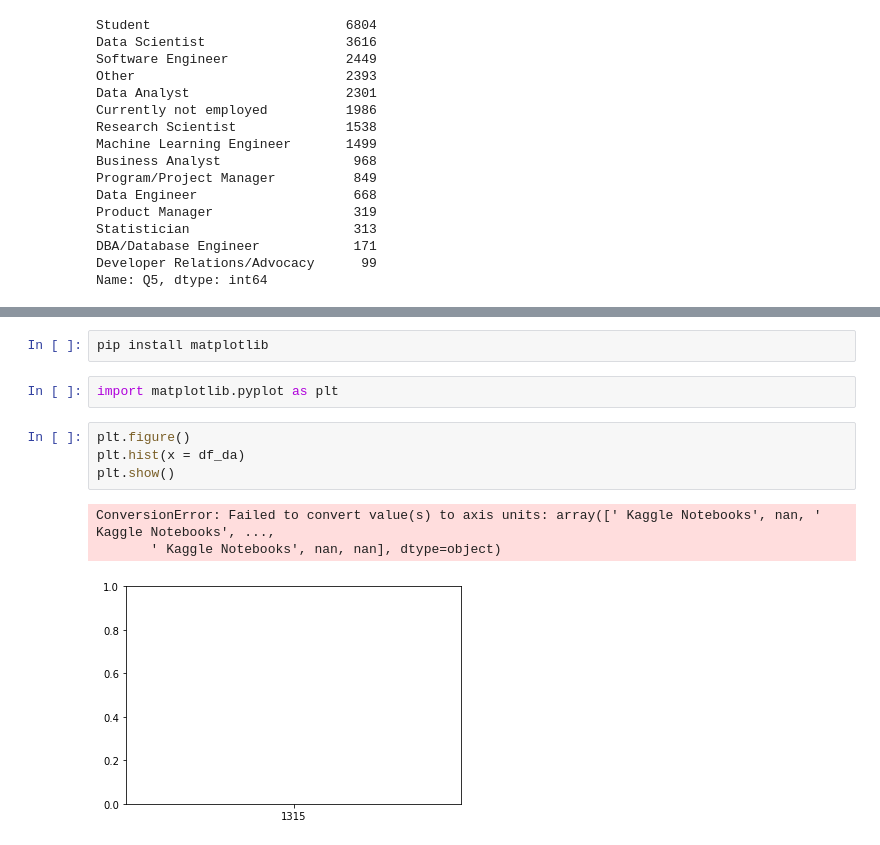
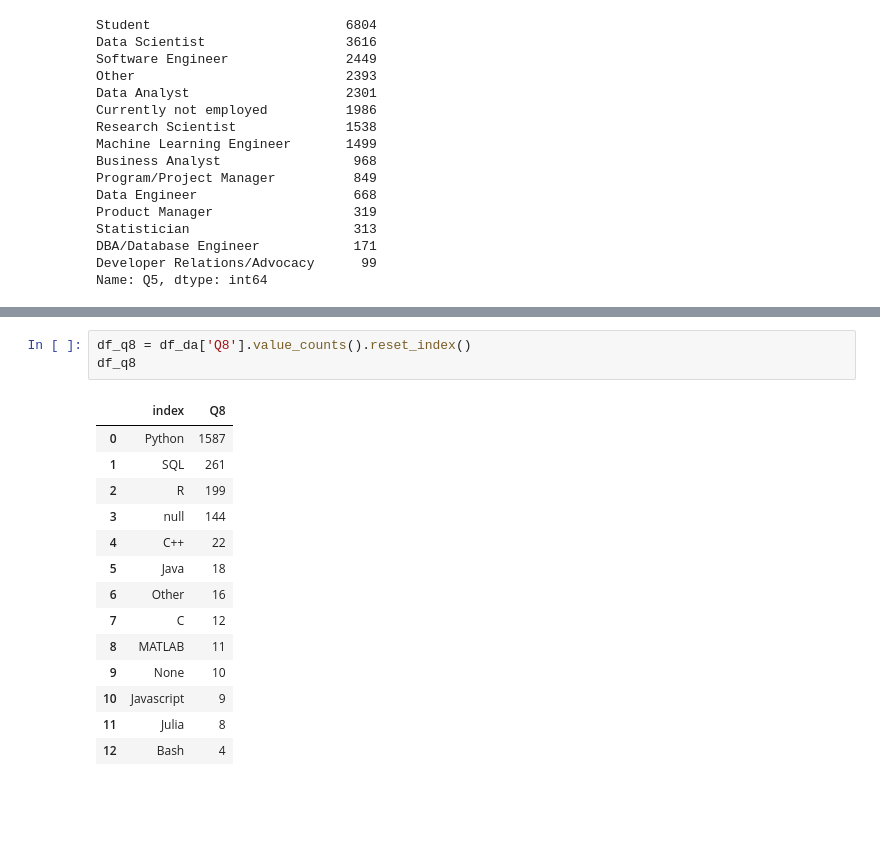
Before and after one commit to MaitaneP/adalab-da-modulo2-proyecto-equipo3, a Jupyter notebook: jupyter_proyecto2.ipynb, the cells around one changed output, grey strips where cells are left out. Drawn from its saved outputs; the diff is of its cells as text; blank space fills up the shorter version.

```diff
--- a/jupyter_proyecto2.ipynb
+++ b/jupyter_proyecto2.ipynb
@@ -541,15 +542,21 @@ df_da.head()
 | 33 | 744 | 30-34 | Woman | Egypt | Bachelor’s degree | Data Analyst | 3-5 years | R | A laptop | Never | I do not use machine learning met... | ... |
 | 46 | 1524 | 22-24 | Man | China | Some college/university study wit... | Data Analyst | < 1 years | Python | A personal computer / desktop | 2-5 times | 1-2 years | ... |
 | 52 | 866 | 40-44 | Man | South Africa | Master’s degree | Data Analyst | 1-3 years | R | A laptop | Never | 1-2 years | ... |
-# %%
-pip install matplotlib
-# %%
-import matplotlib.pyplot as plt
-# %%
-plt.figure()
-plt.hist(x = df_da)
-plt.show()
-# %% [output]
-ConversionError: Failed to convert value(s) to axis units: array([' Kaggle Notebooks', nan, ' Kaggle Notebooks', ...,
-       ' Kaggle Notebooks', nan, nan], dtype=object)
-[figure, removed]
+# %%
+df_q8 = df_da['Q8'].value_counts().reset_index()
+df_q8
+# %% [output]
+|  | index | Q8 |
+| 0 | Python | 1587 |
+| 1 | SQL | 261 |
+| 2 | R | 199 |
+| 3 | null | 144 |
+| 4 | C++ | 22 |
+| 5 | Java | 18 |
+| 6 | Other | 16 |
+| 7 | C | 12 |
+| 8 | MATLAB | 11 |
+| 9 | None | 10 |
+| 10 | Javascript | 9 |
+| 11 | Julia | 8 |
+| 12 | Bash | 4 |
```
Also changed, not shown: parts of 7 cells of this notebook.
